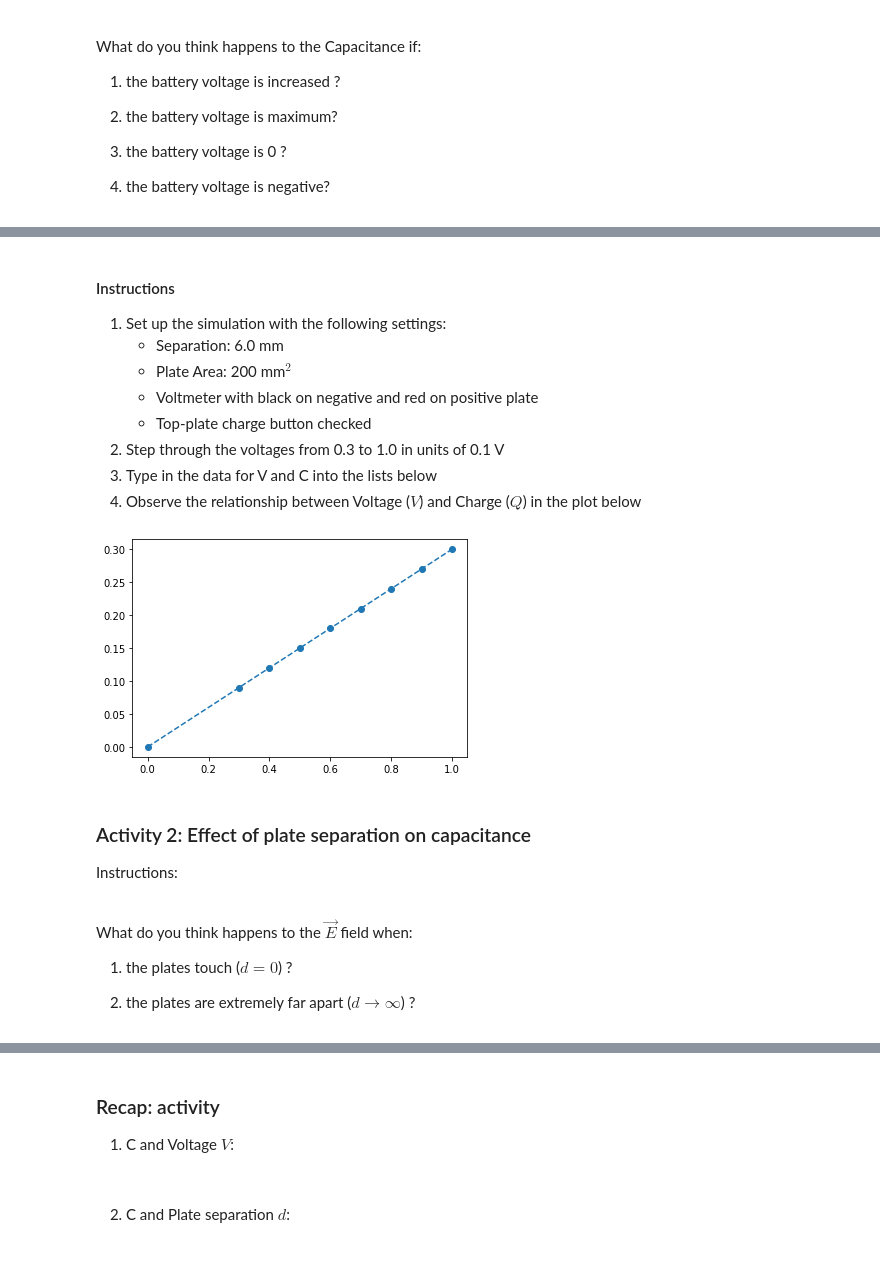
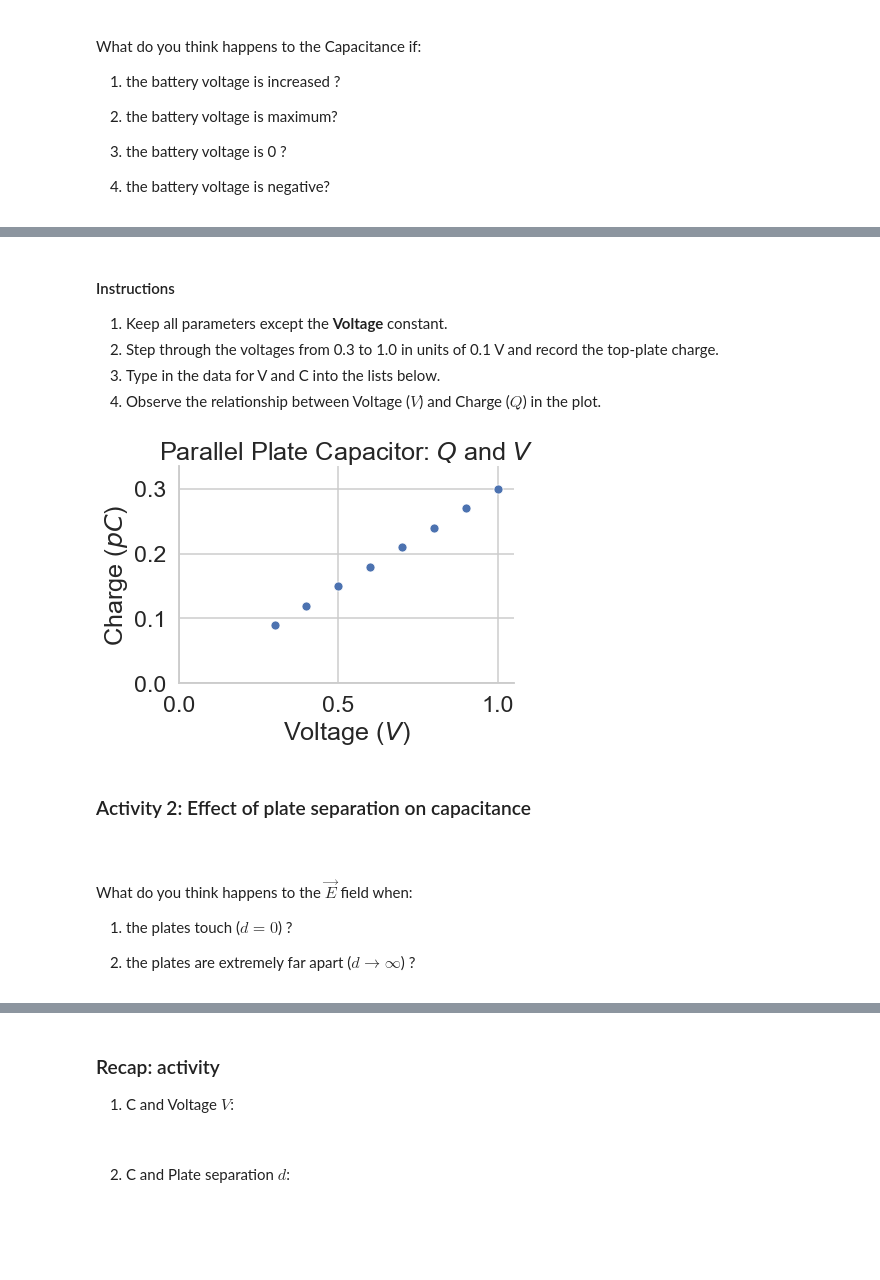
Before and after one commit to firasm/capacitor_talk, a Jupyter notebook: Capacitor.ipynb, the cells around one changed output, grey strips where cells are left out. Cells and saved outputs as stored; diff of their text form; code cells hidden in the pictures; blank space fills up the shorter version.

Commit message:
Fixing up plots, clarifying instructions

```diff
--- a/Capacitor.ipynb
+++ b/Capacitor.ipynb
@@ -119,27 +122,22 @@ IFrame(capacitor_phet, width='100%',height=600)
 # %% [markdown]
 #### Instructions
 
-1. Set up the simulation with the following settings:
-    - Separation: 6.0 mm
-    - Plate Area: 200 mm$^2$
-    - Voltmeter with black on negative and red on positive plate
-    - Top-plate charge button checked
-2. Step through the voltages from 0.3 to 1.0 in units of 0.1 V
-3. Type in the data for V and C into the lists below
-4. Observe the relationship between Voltage ($V$) and Charge ($Q$) in the plot below
+1. Keep all parameters except the **Voltage** constant.
+2. Step through the voltages from 0.3 to 1.0 in units of 0.1 V and record the top-plate charge.
+3. Type in the data for V and C into the lists below.
+4. Observe the relationship between Voltage ($V$) and Charge ($Q$) in the plot.
 # %%
-voltage =  [0, 0.30, 0.40, 0.50, 0.60, 0.70, 0.80, 0.90, 1.0] # units: V
-charge =   [0, 0.09, 0.12, 0.15, 0.18, 0.21, 0.24, 0.27, 0.30] # units: pC
+voltage =  [0.30, 0.40, 0.50, 0.60, 0.70, 0.80, 0.90, 1.0] # units: V
+charge =   [0.09, 0.12, 0.15, 0.18, 0.21, 0.24, 0.27, 0.30] # units: pC
 
-vc = plt.plot(voltage,charge,'o--')
+# Plot here
+plot_VQ(voltage,charge)
 # %% [output]
-[figure, old version]
+[figure, new version]
 # %% [markdown]
 ### Activity 2: Effect of plate separation on capacitance
 
-Instructions:
 <br><br>
-
 What do you think happens to the $\vec{E}$ field when:
 
 1. the plates touch ($d = 0$) ?
```
Also changed, not shown: parts of 43 cells of this notebook, 6 other files.
